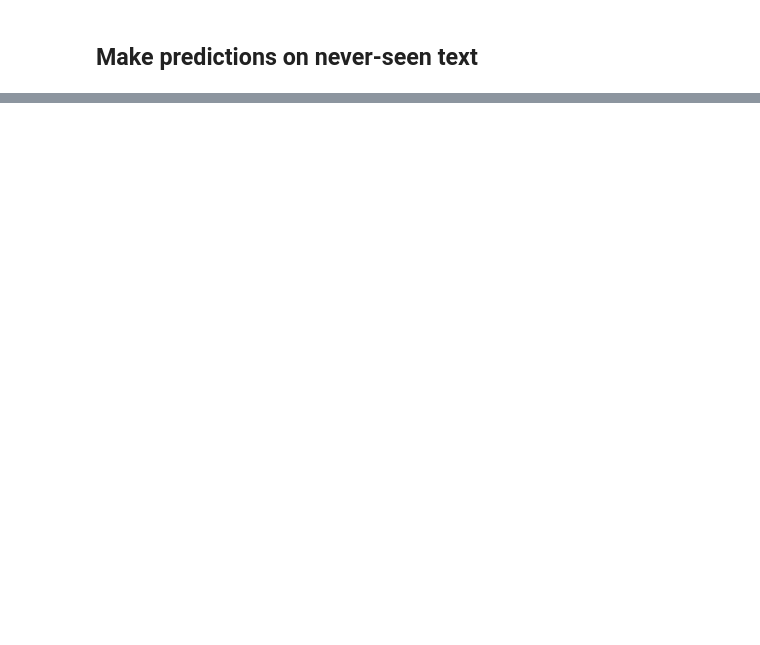
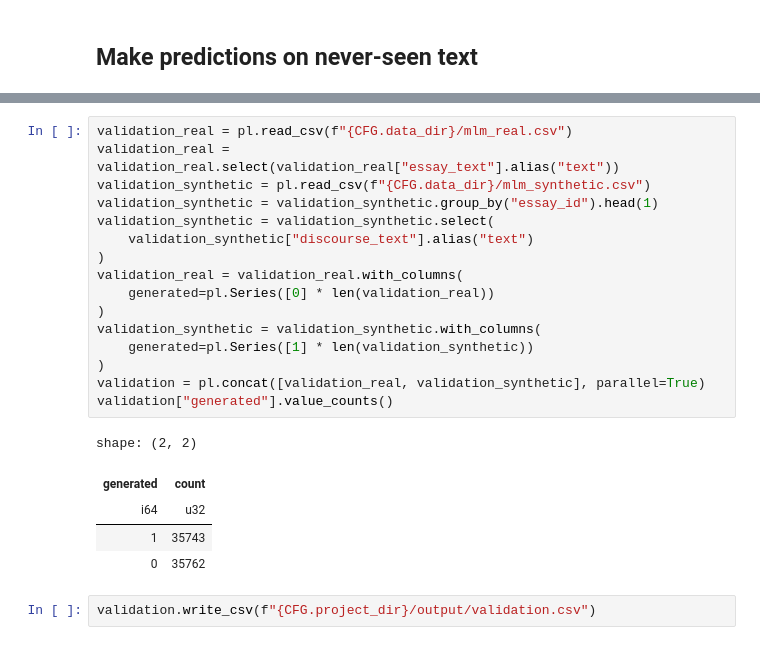
Before and after one commit to MLE2425/word-judge, a Jupyter notebook: src/data/dataprocessing.ipynb, the cells around one changed output, grey strips where cells are left out. Saved outputs shown, nothing was run; the diff lists cells and outputs as text; blank space fills up the shorter version.

```diff
--- a/src/data/dataprocessing.ipynb
+++ b/src/data/dataprocessing.ipynb
@@ -614,0 +350,24 @@ Token indices sequence length is longer than the specified maximum sequence leng
+# %%
+validation_real = pl.read_csv(f"{CFG.data_dir}/mlm_real.csv")
+validation_real = validation_real.select(validation_real["essay_text"].alias("text"))
+validation_synthetic = pl.read_csv(f"{CFG.data_dir}/mlm_synthetic.csv")
+validation_synthetic = validation_synthetic.group_by("essay_id").head(1)
+validation_synthetic = validation_synthetic.select(
+    validation_synthetic["discourse_text"].alias("text")
+)
+validation_real = validation_real.with_columns(
+    generated=pl.Series([0] * len(validation_real))
+)
+validation_synthetic = validation_synthetic.with_columns(
+    generated=pl.Series([1] * len(validation_synthetic))
+)
+validation = pl.concat([validation_real, validation_synthetic], parallel=True)
+validation["generated"].value_counts()
+# %% [output]
+shape: (2, 2)
+| generated | count |
+| i64 | u32 |
+| 1 | 35743 |
+| 0 | 35762 |
+# %%
+validation.write_csv(f"{CFG.project_dir}/output/validation.csv")
```
Also changed, not shown: parts of 19 cells of this notebook, 1 other file.
